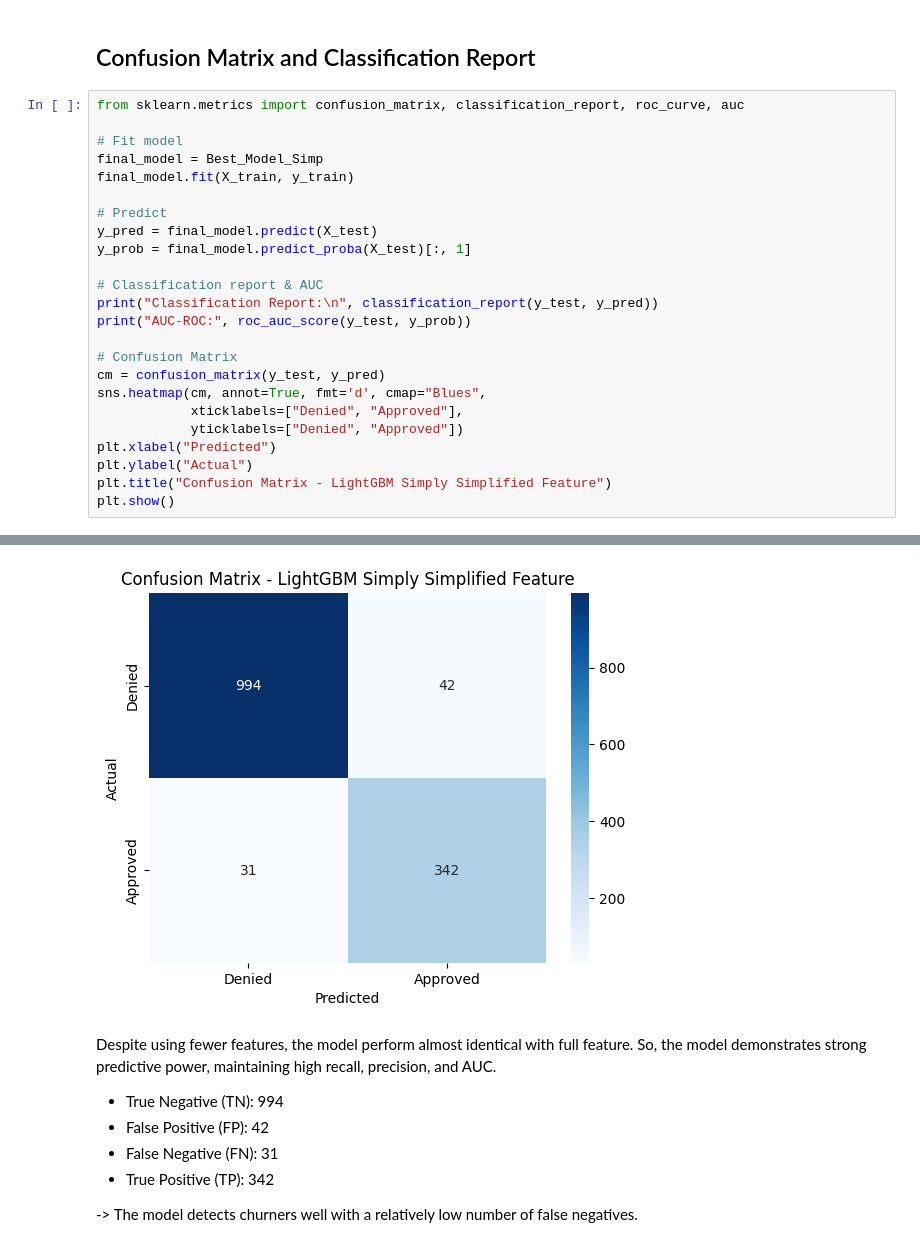
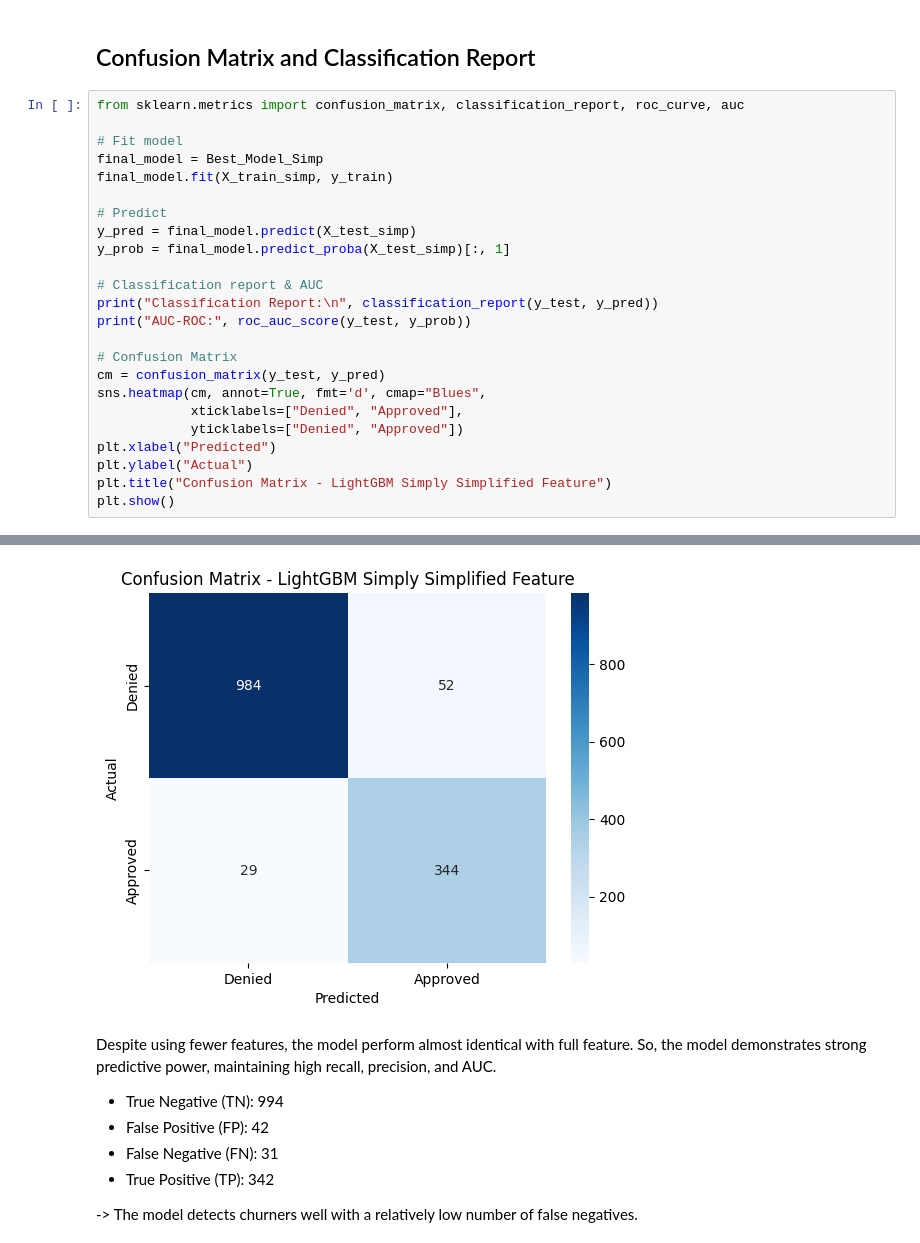
Before and after one commit to sna-ds/Telecom-Customer-Churn-Prediction-Retention-Strategy, a Jupyter notebook: notebook/exploration_and_prediction.ipynb, the cells around one changed output, grey strips where cells are left out. Saved outputs shown, nothing was run; the diff lists cells and outputs as text.

```diff
--- a/notebook/exploration_and_prediction.ipynb
+++ b/notebook/exploration_and_prediction.ipynb
@@ -1311,11 +1329,11 @@ from sklearn.metrics import confusion_matrix, classification_report, roc_curve,
 
 # Fit model
 final_model = Best_Model_Simp
-final_model.fit(X_train, y_train)
+final_model.fit(X_train_simp, y_train)
 
 # Predict
-y_pred = final_model.predict(X_test)
-y_prob = final_model.predict_proba(X_test)[:, 1]
+y_pred = final_model.predict(X_test_simp)
+y_prob = final_model.predict_proba(X_test_simp)[:, 1]
 
 # Classification report & AUC
 print("Classification Report:\n", classification_report(y_test, y_pred))
@@ -1354,4 +1372,4 @@ AUC-ROC: 0.9903863074104361
-[figure, old version]
+[figure, new version]
 # %% [markdown]
 Despite using fewer features, the model perform almost identical with full feature. So, the model demonstrates strong predictive power, maintaining high recall, precision, and AUC.
 - True Negative (TN): 994
```
Also changed, not shown: parts of 12 cells of this notebook, 2 other files.
